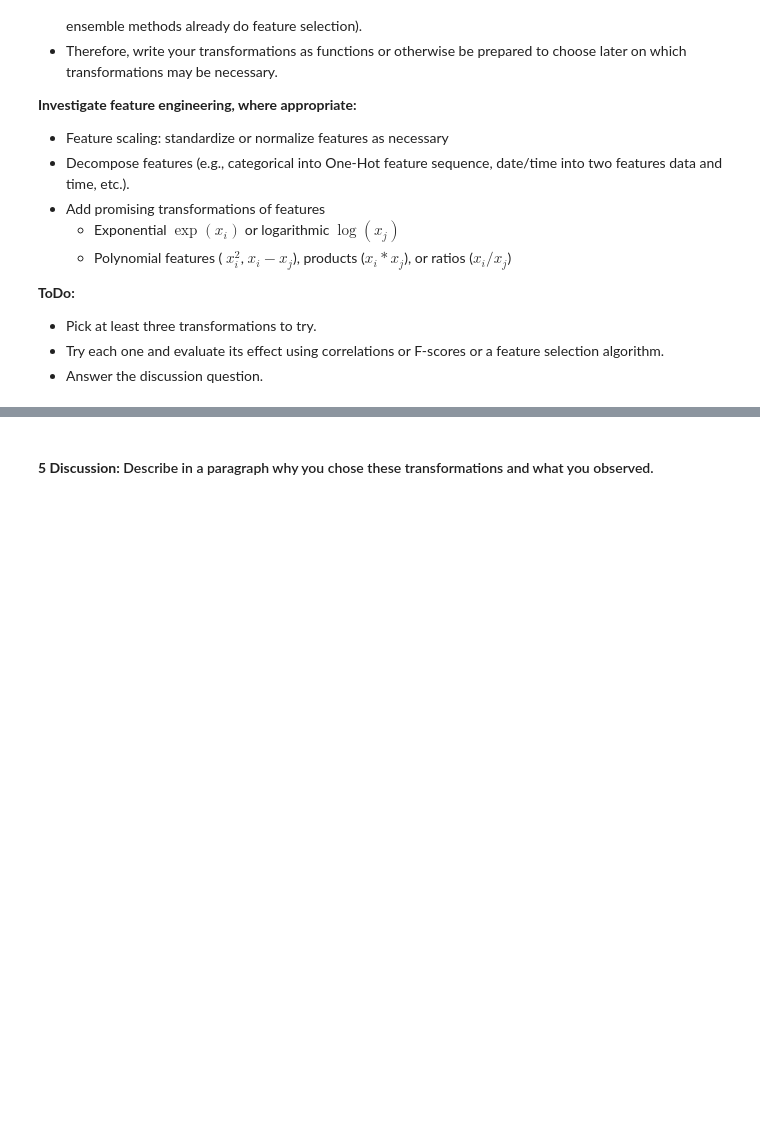
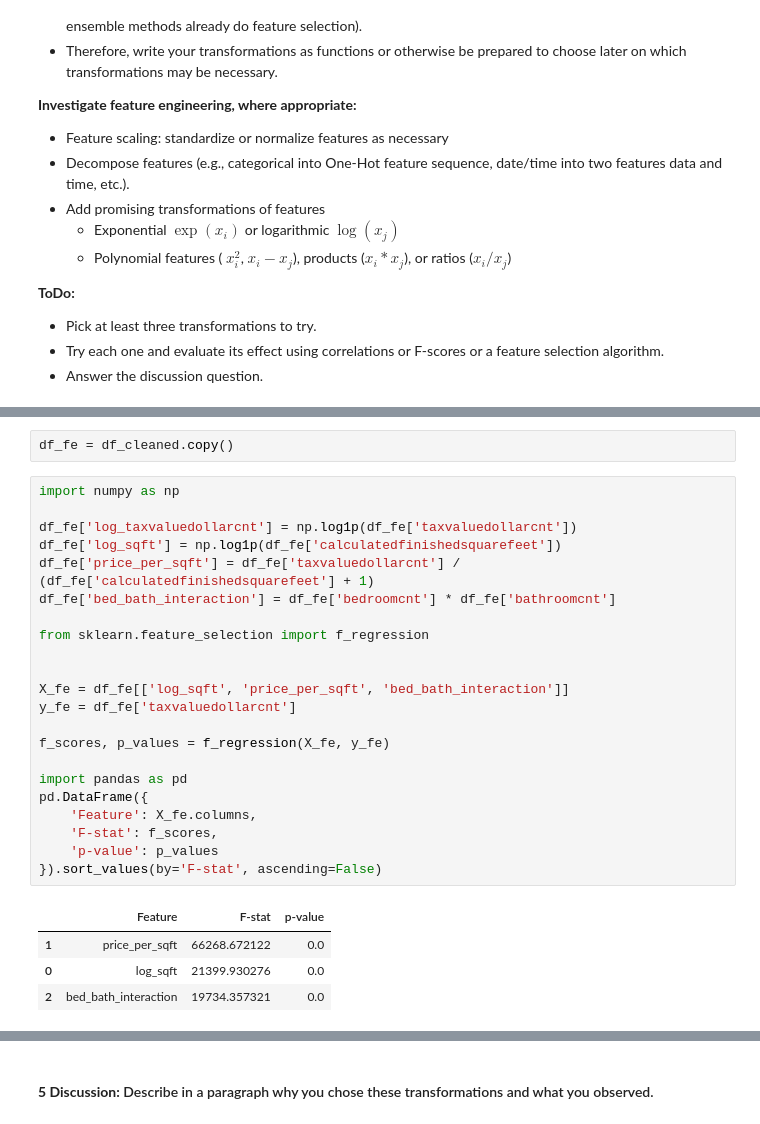
Before and after one commit to auwineza/Mod3---Milestone1, a Jupyter notebook: Milestone_01.ipynb, the cells around one changed output, grey strips where cells are left out. Drawn from its saved outputs; the diff is of its cells as text; blank space fills up the shorter version.

```diff
--- a/Milestone_01.ipynb
+++ b/Milestone_01.ipynb
@@ -824,0 +865,29 @@ to choose later on which transformations may be necessary.
+# %%
+df_fe = df_cleaned.copy()
+# %%
+import numpy as np
+
+df_fe['log_taxvaluedollarcnt'] = np.log1p(df_fe['taxvaluedollarcnt'])
+df_fe['log_sqft'] = np.log1p(df_fe['calculatedfinishedsquarefeet'])
+df_fe['price_per_sqft'] = df_fe['taxvaluedollarcnt'] / (df_fe['calculatedfinishedsquarefeet'] + 1)
+df_fe['bed_bath_interaction'] = df_fe['bedroomcnt'] * df_fe['bathroomcnt']
+
+from sklearn.feature_selection import f_regression
+
+
+X_fe = df_fe[['log_sqft', 'price_per_sqft', 'bed_bath_interaction']]
+y_fe = df_fe['taxvaluedollarcnt']
+
+f_scores, p_values = f_regression(X_fe, y_fe)
+
+import pandas as pd
+pd.DataFrame({
+    'Feature': X_fe.columns,
+    'F-stat': f_scores,
+    'p-value': p_values
+}).sort_values(by='F-stat', ascending=False)
+# %% [output]
+|  | Feature | F-stat | p-value |
+| 1 | price_per_sqft | 66268.672122 | 0.0 |
+| 0 | log_sqft | 21399.930276 | 0.0 |
+| 2 | bed_bath_interaction | 19734.357321 | 0.0 |
```
Also changed, not shown: parts of 3 cells of this notebook.
